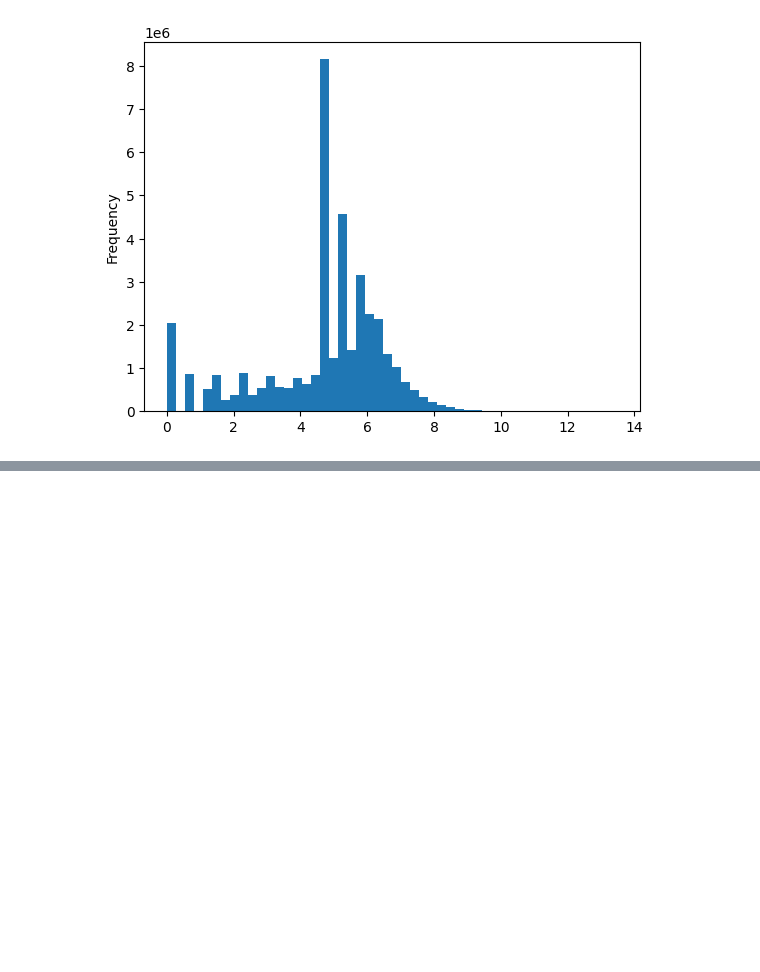
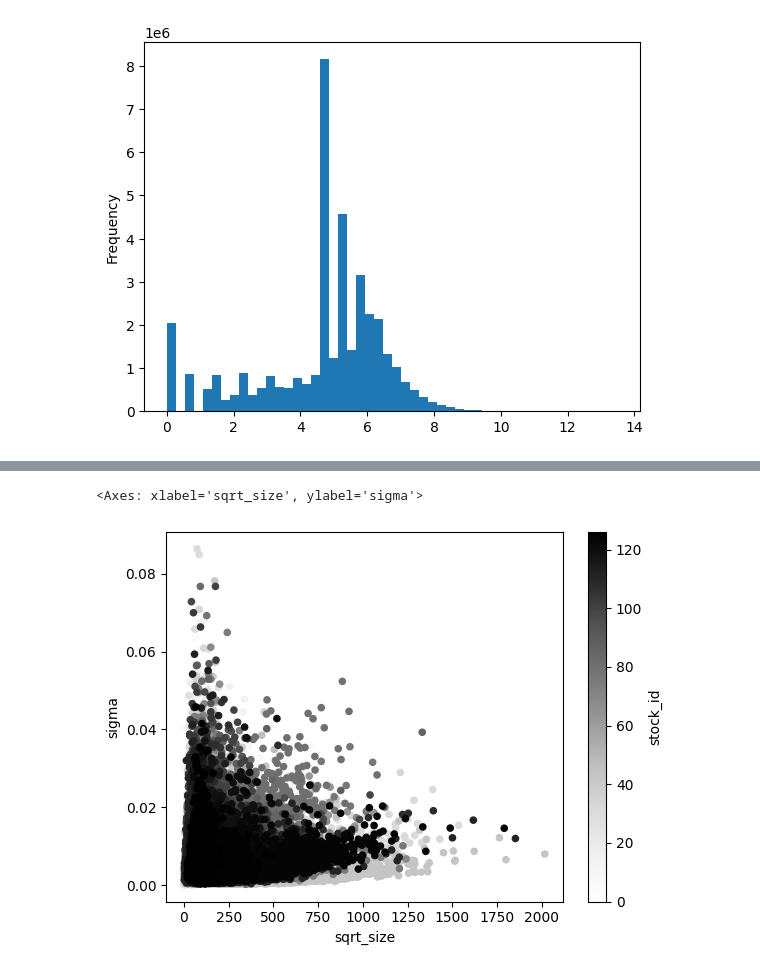
Before and after one commit to petepony/meow_meow, a Jupyter notebook: data_cleanup.ipynb, the cells around one changed output, grey strips where cells are left out. Drawn from its saved outputs; the diff is of its cells as text; code cells hidden in the pictures; blank space fills up the shorter version.

```diff
--- a/data_cleanup.ipynb
+++ b/data_cleanup.ipynb
@@ -70,0 +61,7 @@ np.float64(20.718741981726268)
+# %%
+target.plot.scatter(x="sqrt_size", y="sigma",c= "stock_id")
+
+#Size low corr with sigma: prob due to low corr size ~ volume
+# %% [output]
+<Axes: xlabel='sqrt_size', ylabel='sigma'>
+[figure, added]
```
Also changed, not shown: parts of 9 cells of this notebook.
